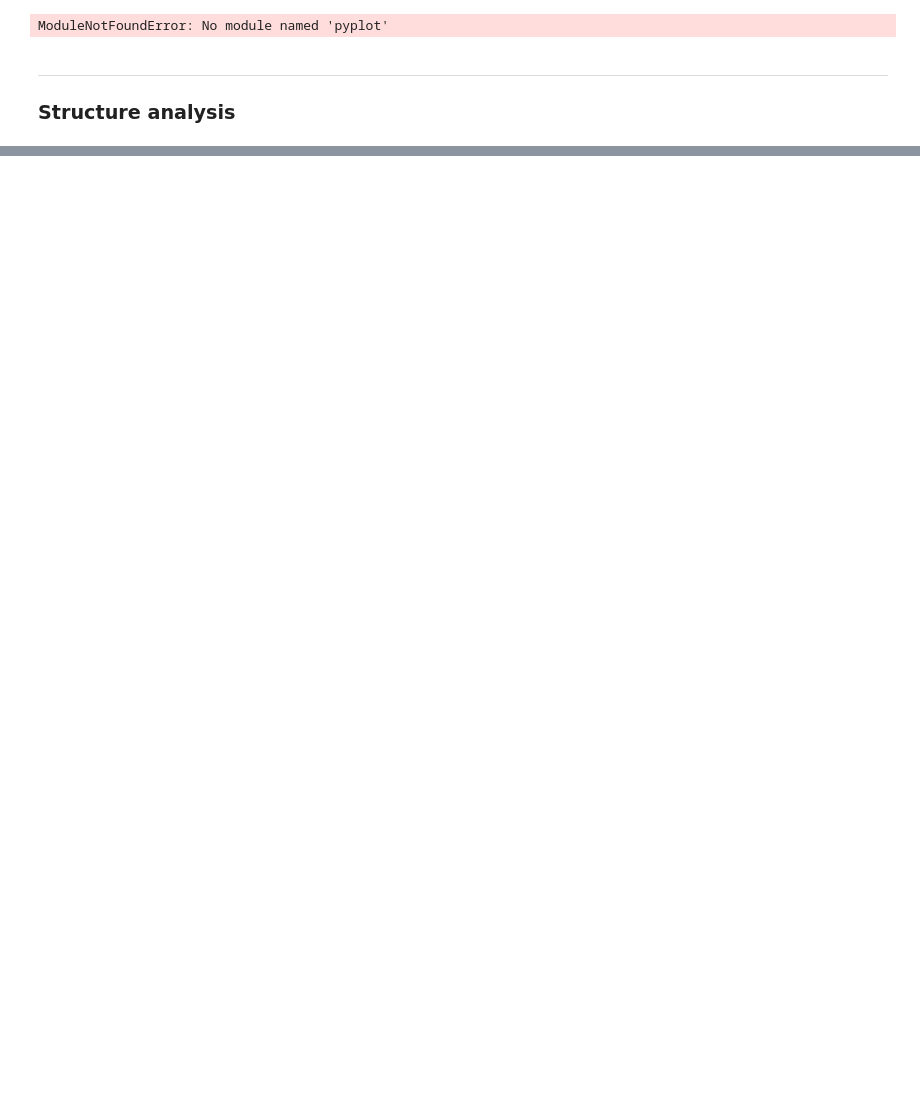
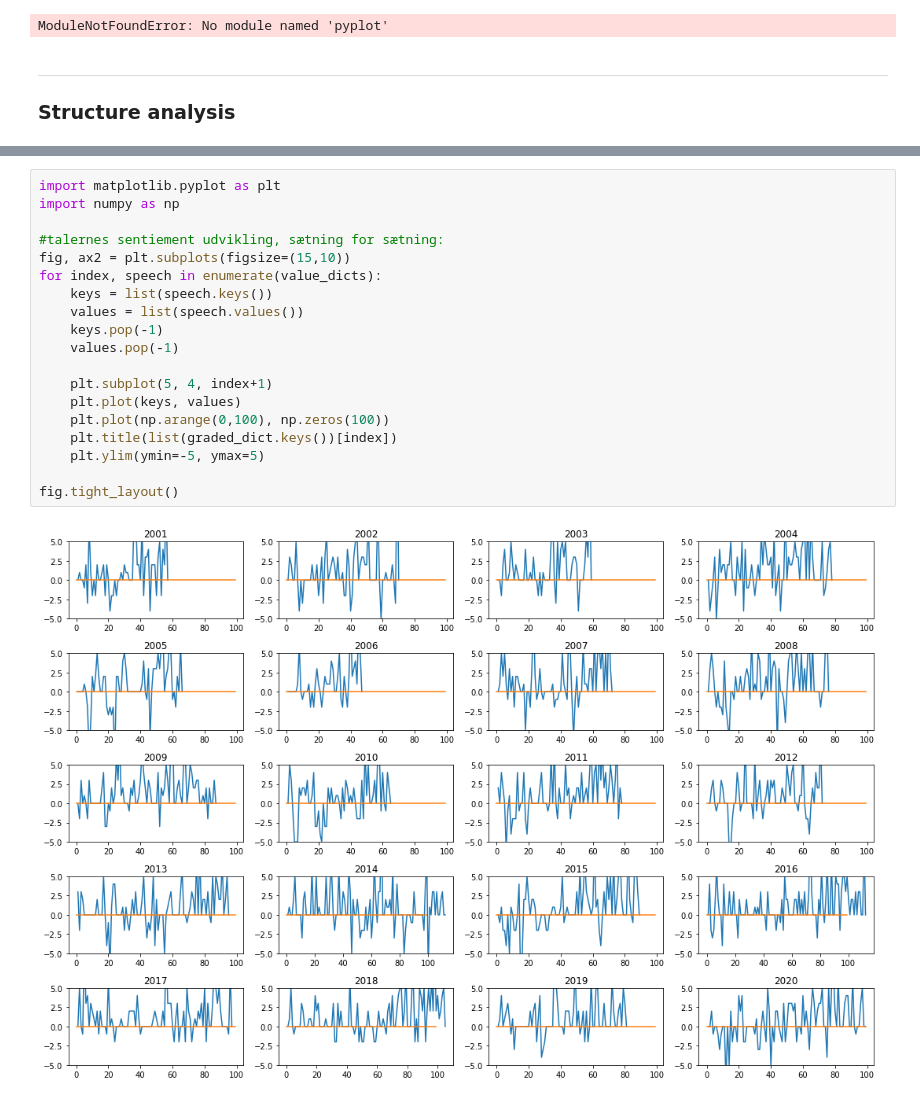
Before and after one commit to CPHB-JKSS/python_exam_g6_2021, a Jupyter notebook: presentation.ipynb, the cells around one changed output, grey strips where cells are left out. Saved outputs shown, nothing was run; the diff lists cells and outputs as text; blank space fills up the shorter version.

```diff
--- a/presentation.ipynb
+++ b/presentation.ipynb
@@ -135,0 +206,21 @@ ___
+# %%
+import matplotlib.pyplot as plt
+import numpy as np
+
+#talernes sentiement udvikling, sætning for sætning:
+fig, ax2 = plt.subplots(figsize=(15,10))
+for index, speech in enumerate(value_dicts):
+    keys = list(speech.keys())
+    values = list(speech.values())
+    keys.pop(-1)
+    values.pop(-1)
+
+    plt.subplot(5, 4, index+1)
+    plt.plot(keys, values)
+    plt.plot(np.arange(0,100), np.zeros(100))
+    plt.title(list(graded_dict.keys())[index])
+    plt.ylim(ymin=-5, ymax=5)
+
+fig.tight_layout()
+# %% [output]
+[figure, added]
```
Also changed, not shown: parts of 10 cells of this notebook, 14 other files.
